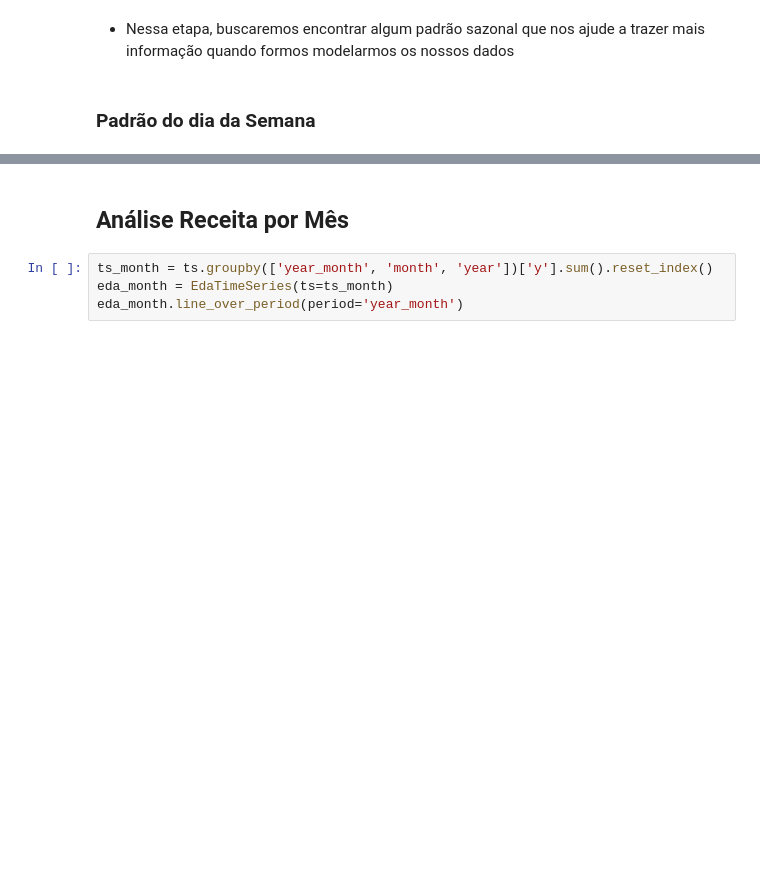
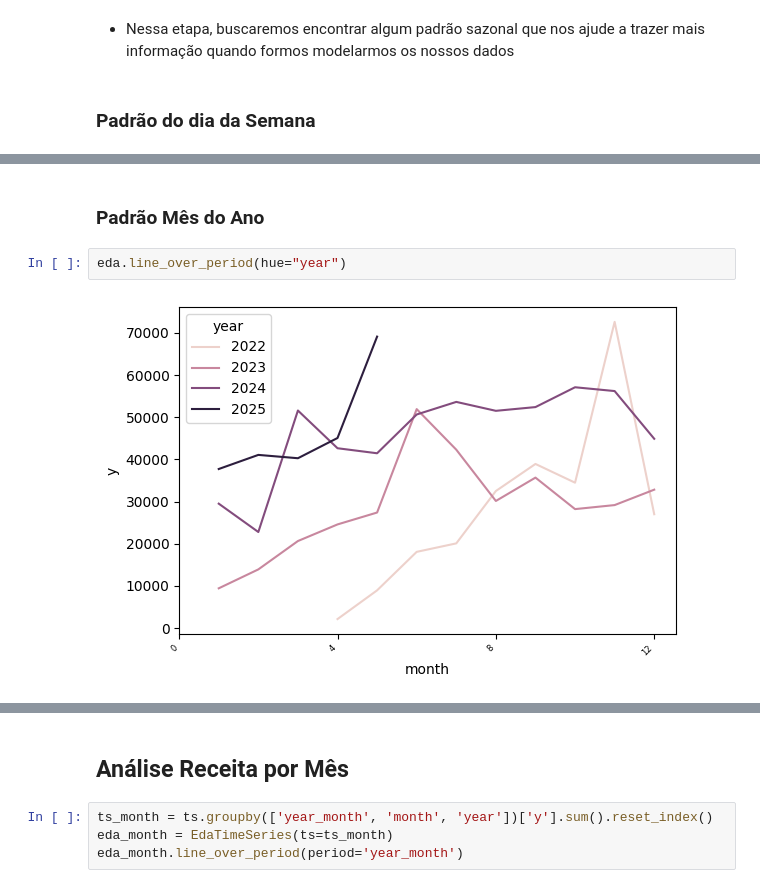
Before and after one commit to mateusalmeida11/mlops-forecast, a Jupyter notebook: notebooks/eda_for_ts.ipynb, the cells around one changed output, grey strips where cells are left out. Cells and saved outputs as stored; diff of their text form; blank space fills up the shorter version.

```diff
--- a/notebooks/eda_for_ts.ipynb
+++ b/notebooks/eda_for_ts.ipynb
@@ -502,0 +535,6 @@ eda.moving_average_graph(len_window=365,
+# %% [markdown]
+### Padrão Mês do Ano
+# %%
+eda.line_over_period(hue="year")
+# %% [output]
+[figure, added]
```
Also changed, not shown: parts of 8 cells of this notebook.
